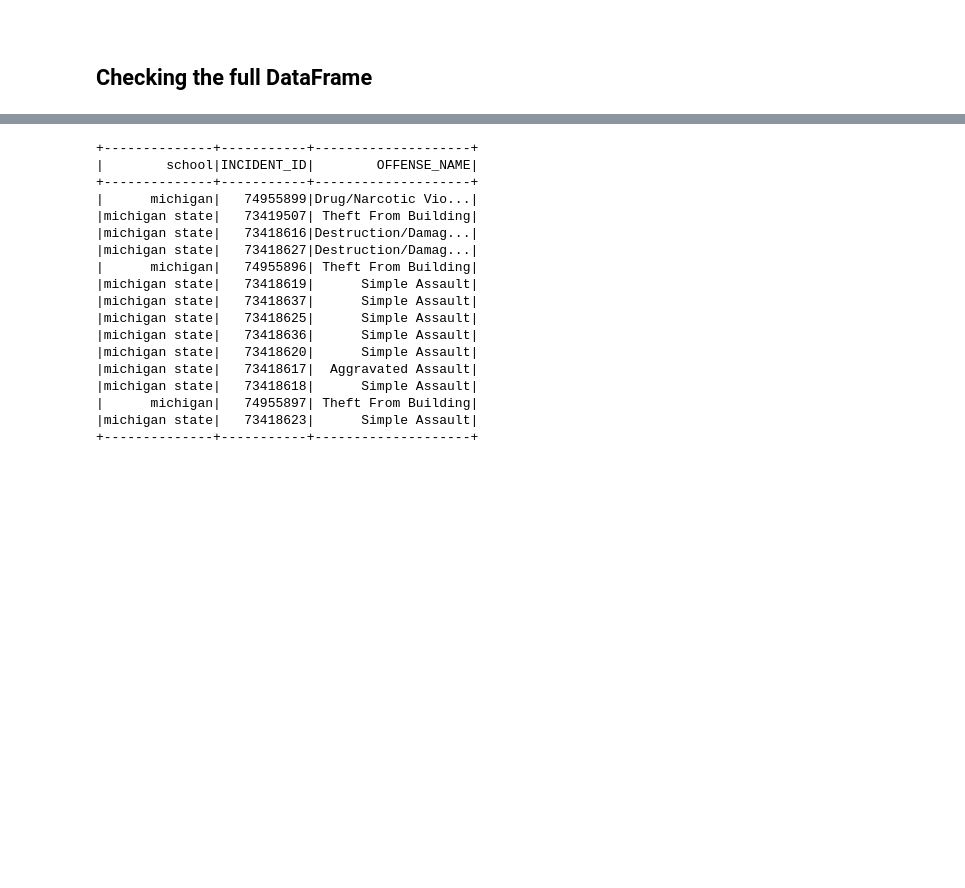
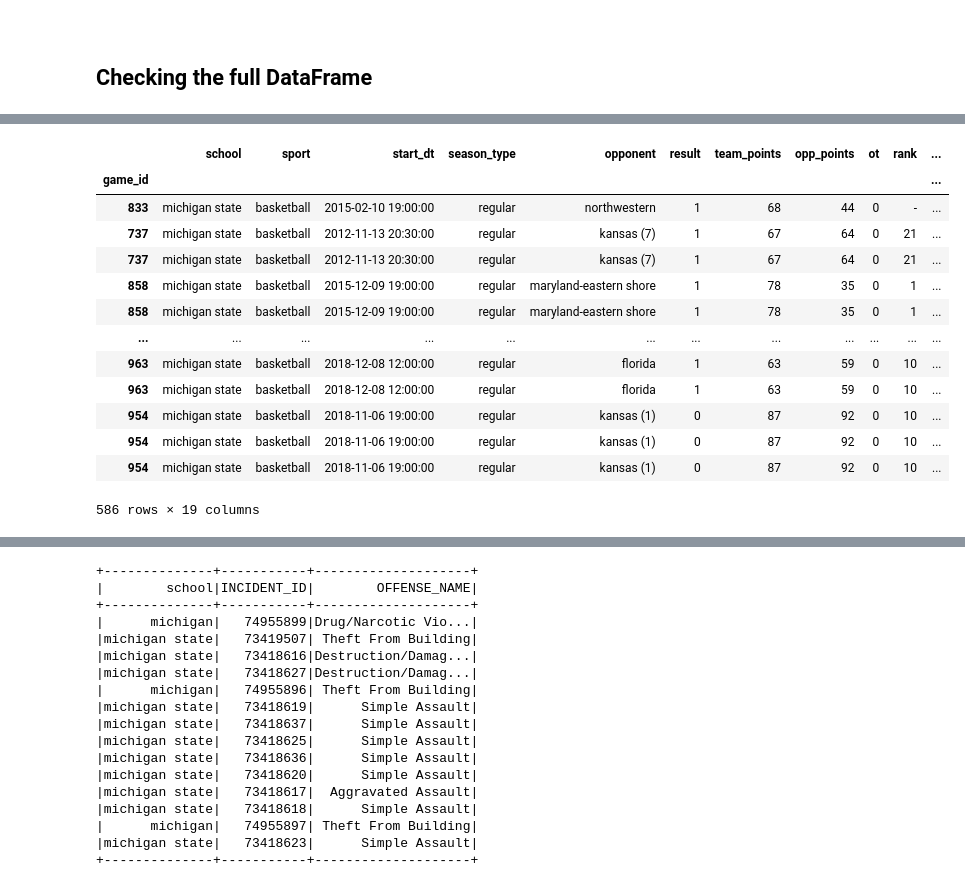
Before and after one commit to djboudia/milestone, a Jupyter notebook: 03_notebooks/04_sport_nibrs_join.ipynb, the cells around one changed output, grey strips where cells are left out. Saved outputs shown, nothing was run; the diff lists cells and outputs as text; code cells hidden in the pictures; blank space fills up the shorter version.

```diff
--- a/03_notebooks/04_sport_nibrs_join.ipynb
+++ b/03_notebooks/04_sport_nibrs_join.ipynb
@@ -585,3 +586,20 @@ full.sample(20)
+# %%
+full[(full['school']=='michigan state') & (full['sport']=='basketball')]
+# %% [output]
+|  | school | sport | start_dt | season_type | opponent | result | team_points | opp_points | ot | rank | ... |
+| game_id |  |  |  |  |  |  |  |  |  |  | ... |
+| 833 | michigan state | basketball | 2015-02-10 19:00:00 | regular | northwestern | 1 | 68 | 44 | 0 | - | ... |
+| 737 | michigan state | basketball | 2012-11-13 20:30:00 | regular | kansas (7) | 1 | 67 | 64 | 0 | 21 | ... |
+| 737 | michigan state | basketball | 2012-11-13 20:30:00 | regular | kansas (7) | 1 | 67 | 64 | 0 | 21 | ... |
+| 858 | michigan state | basketball | 2015-12-09 19:00:00 | regular | maryland-eastern shore | 1 | 78 | 35 | 0 | 1 | ... |
+| 858 | michigan state | basketball | 2015-12-09 19:00:00 | regular | maryland-eastern shore | 1 | 78 | 35 | 0 | 1 | ... |
+| ... | ... | ... | ... | ... | ... | ... | ... | ... | ... | ... | ... |
+| 963 | michigan state | basketball | 2018-12-08 12:00:00 | regular | florida | 1 | 63 | 59 | 0 | 10 | ... |
+| 963 | michigan state | basketball | 2018-12-08 12:00:00 | regular | florida | 1 | 63 | 59 | 0 | 10 | ... |
+| 954 | michigan state | basketball | 2018-11-06 19:00:00 | regular | kansas (1) | 0 | 87 | 92 | 0 | 10 | ... |
+| 954 | michigan state | basketball | 2018-11-06 19:00:00 | regular | kansas (1) | 0 | 87 | 92 | 0 | 10 | ... |
+| 954 | michigan state | basketball | 2018-11-06 19:00:00 | regular | kansas (1) | 0 | 87 | 92 | 0 | 10 | ... |
+586 rows × 19 columns
 # %%
 # Quick calculation to determine the number of sporting events that have an actual incident associated to them
 grp = full.groupby('start_dt')[['incident_id','offense_name']].count()
```
Also changed, not shown: parts of 15 cells of this notebook, 1 other file.
